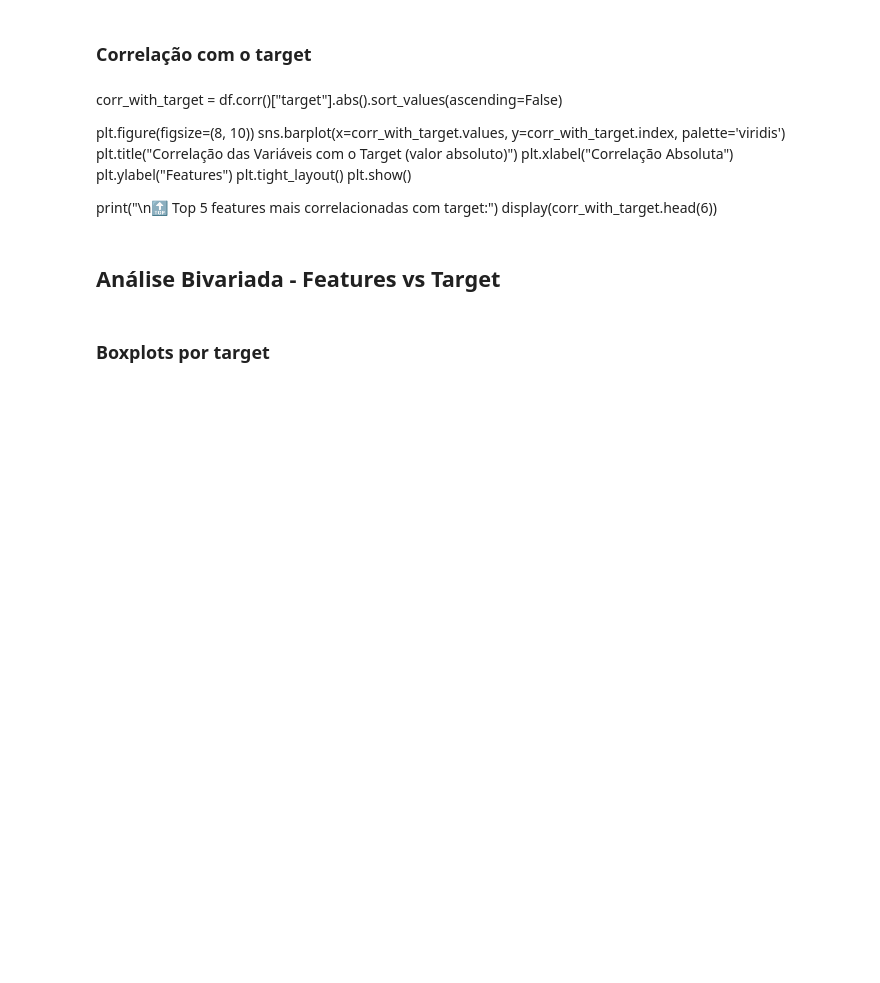
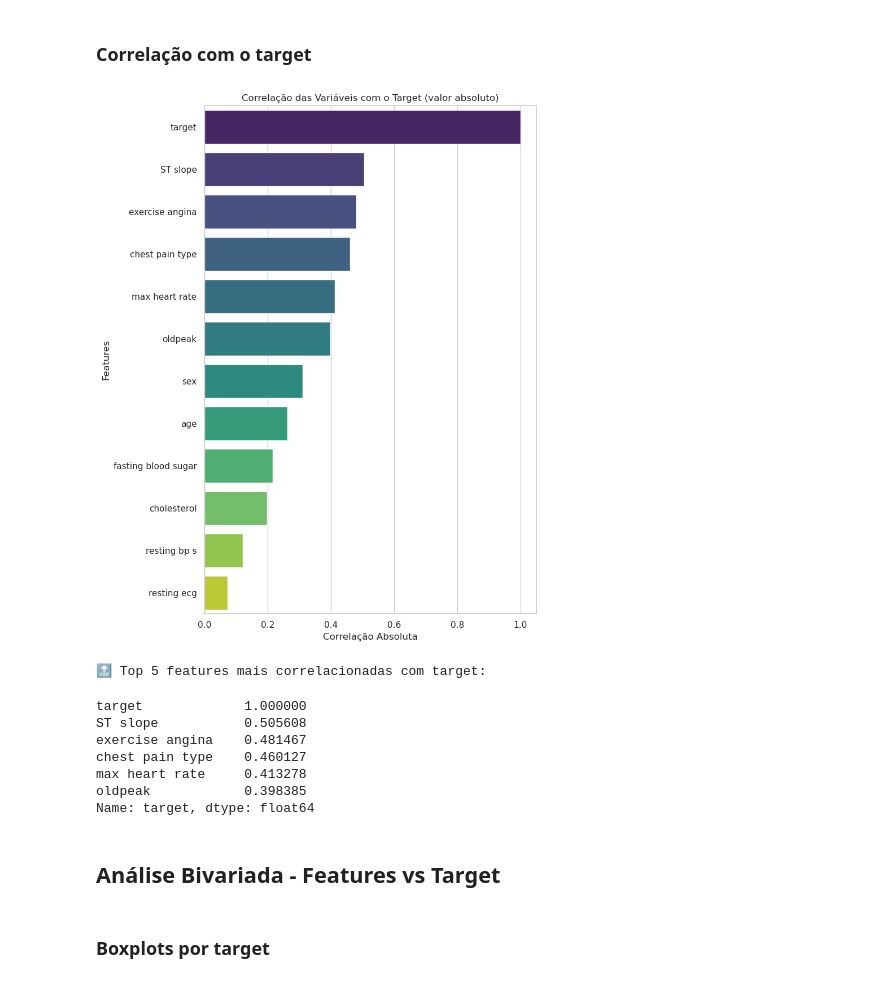
Before and after one commit to mjuliamenezes/heart-disease-ml-pipeline, a Jupyter notebook: notebooks/01_exploratory_analysis.ipynb, the cells around one changed output. Saved outputs shown, nothing was run; the diff lists cells and outputs as text; code cells hidden in the pictures; blank space fills up the shorter version.

```diff
--- a/notebooks/01_exploratory_analysis.ipynb
+++ b/notebooks/01_exploratory_analysis.ipynb
@@ -290,18 +437,28 @@ plt.show()
 # %% [markdown]
 ### Correlação com o target
-# %% [markdown]
-corr_with_target = df.corr()["target"].abs().sort_values(ascending=False)
-
-plt.figure(figsize=(8, 10))
-sns.barplot(x=corr_with_target.values, y=corr_with_target.index, palette='viridis')
-plt.title("Correlação das Variáveis com o Target (valor absoluto)")
-plt.xlabel("Correlação Absoluta")
-plt.ylabel("Features")
-plt.tight_layout()
-plt.show()
-
-print("\n🔝 Top 5 features mais correlacionadas com target:")
-display(corr_with_target.head(6))
+# %%
+corr_with_target = df.corr()["target"].abs().sort_values(ascending=False)
+
+plt.figure(figsize=(8, 10))
+sns.barplot(x=corr_with_target.values, y=corr_with_target.index, palette='viridis')
+plt.title("Correlação das Variáveis com o Target (valor absoluto)")
+plt.xlabel("Correlação Absoluta")
+plt.ylabel("Features")
+plt.tight_layout()
+plt.show()
+
+print("\n🔝 Top 5 features mais correlacionadas com target:")
+display(corr_with_target.head(6))
+# %% [output]
+[figure, added]
+🔝 Top 5 features mais correlacionadas com target:
+target             1.000000
+ST slope           0.505608
+exercise angina    0.481467
+chest pain type    0.460127
+max heart rate     0.413278
+oldpeak            0.398385
+Name: target, dtype: float64
 # %% [markdown]
 ## Análise Bivariada - Features vs Target
 # %% [markdown]
```
Also changed, not shown: parts of 24 cells of this notebook, 7 other files.
